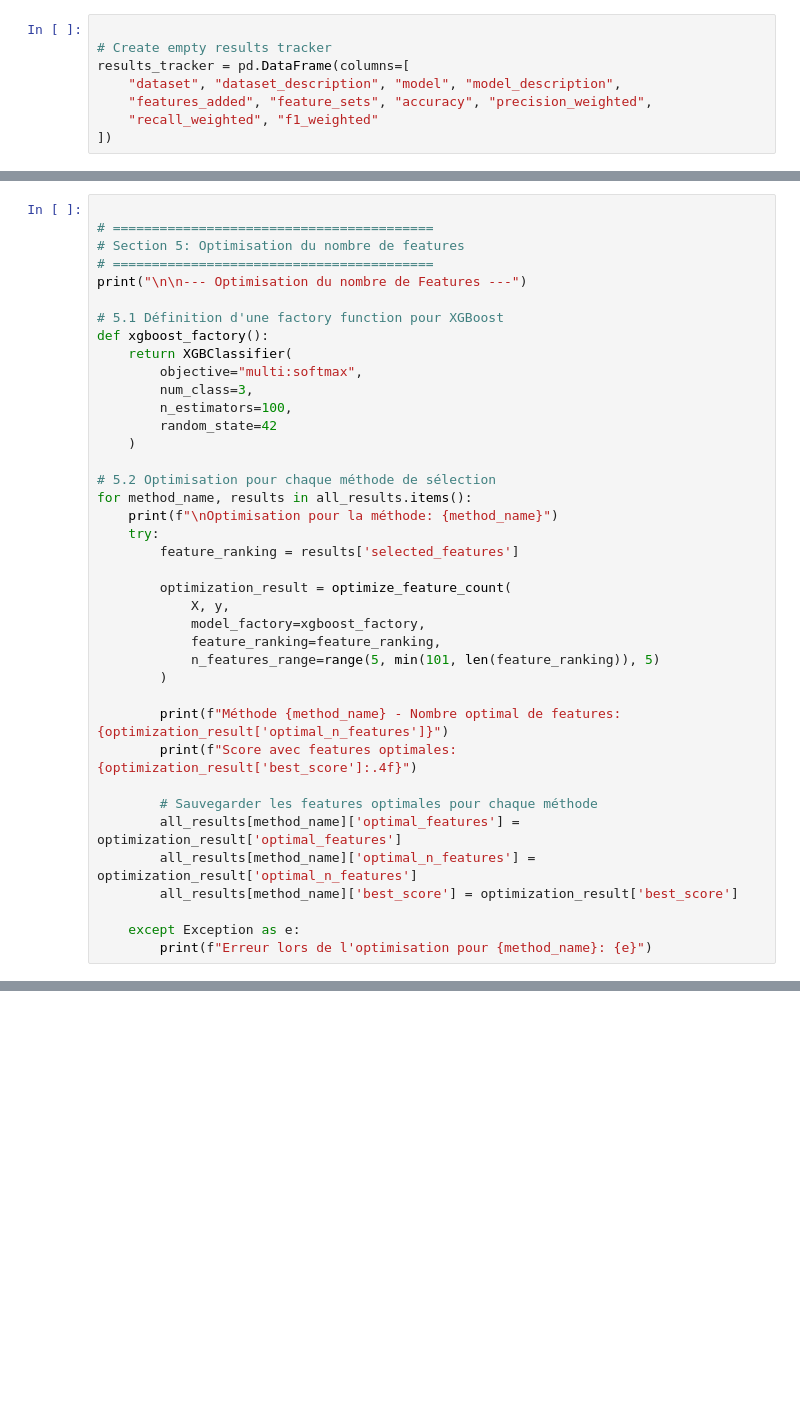
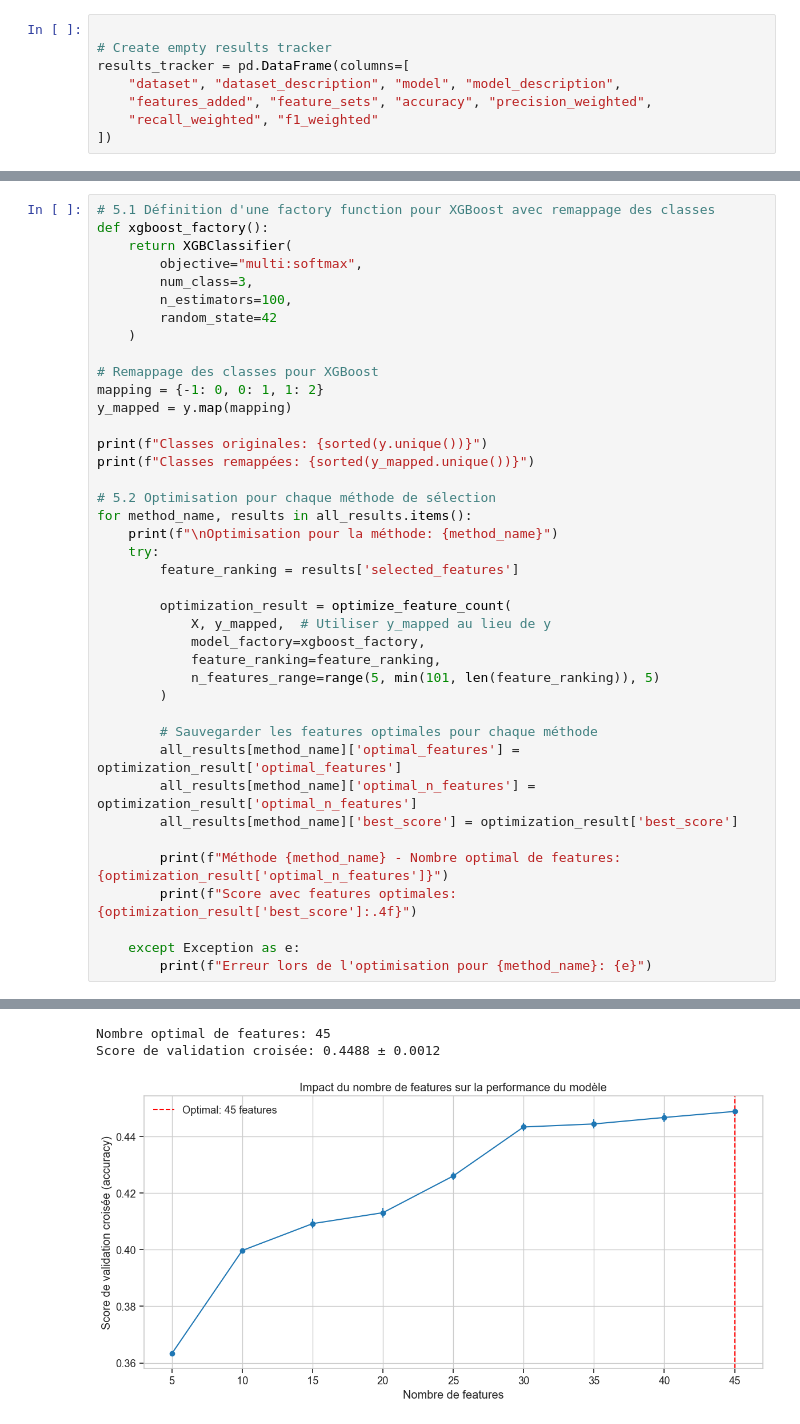
Before and after one commit to Julien-Zanin/ML-DataChallenge, a Jupyter notebook: improving_model.ipynb, the cells around one changed output, grey strips where cells are left out. Cells and saved outputs as stored; diff of their text form; blank space fills up the shorter version.

```diff
--- a/improving_model.ipynb
+++ b/improving_model.ipynb
@@ -287,11 +555,5 @@ print(sorted(list(union_features)))
 # %%
-
-# =========================================
-# Section 5: Optimisation du nombre de features
-# =========================================
-print("\n\n--- Optimisation du nombre de Features ---")
-
-# 5.1 Définition d'une factory function pour XGBoost
+# 5.1 Définition d'une factory function pour XGBoost avec remappage des classes
 def xgboost_factory():
     return XGBClassifier(
         objective="multi:softmax",
@@ -300,6 +562,13 @@ def xgboost_factory():
         random_state=42
     )
 
+# Remappage des classes pour XGBoost
+mapping = {-1: 0, 0: 1, 1: 2}
+y_mapped = y.map(mapping)
+
+print(f"Classes originales: {sorted(y.unique())}")
+print(f"Classes remappées: {sorted(y_mapped.unique())}")
+
 # 5.2 Optimisation pour chaque méthode de sélection
 for method_name, results in all_results.items():
     print(f"\nOptimisation pour la méthode: {method_name}")
@@ -307,19 +576,20 @@ for method_name, results in all_results.items():
         feature_ranking = results['selected_features']
 
         optimization_result = optimize_feature_count(
-            X, y,
+            X, y_mapped,  # Utiliser y_mapped au lieu de y
             model_factory=xgboost_factory,
             feature_ranking=feature_ranking,
             n_features_range=range(5, min(101, len(feature_ranking)), 5)
         )
-
-        print(f"Méthode {method_name} - Nombre optimal de features: {optimization_result['optimal_n_features']}")
-        print(f"Score avec features optimales: {optimization_result['best_score']:.4f}")
 
         # Sauvegarder les features optimales pour chaque méthode
         all_results[method_name]['optimal_features'] = optimization_result['optimal_features']
         all_results[method_name]['optimal_n_features'] = optimization_result['optimal_n_features']
         all_results[method_name]['best_score'] = optimization_result['best_score']
 
+        print(f"Méthode {method_name} - Nombre optimal de features: {optimization_result['optimal_n_features']}")
+        print(f"Score avec features optimales: {optimization_result['best_score']:.4f}")
+
     except Exception as e:
         print(f"Erreur lors de l'optimisation pour {method_name}: {e}")
+# %% [output]
@@ -325,0 +600,3 @@ for method_name, results in all_results.items():
+Nombre optimal de features: 45
+Score de validation croisée: 0.4488 ± 0.0012
+[figure, added]
```
Also changed, not shown: parts of 29 cells of this notebook.
